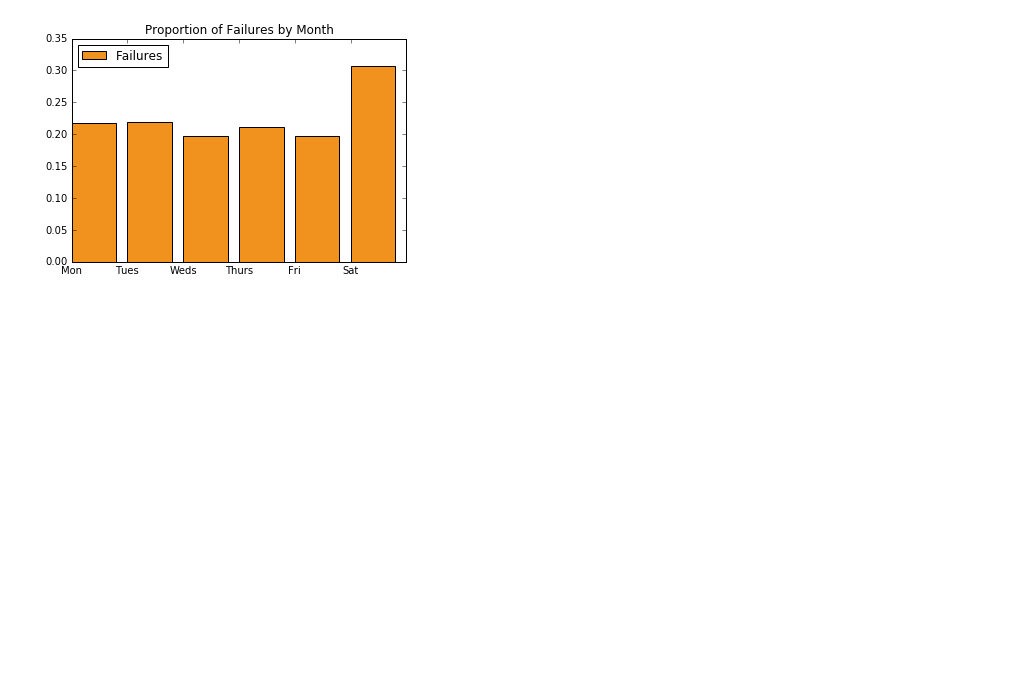
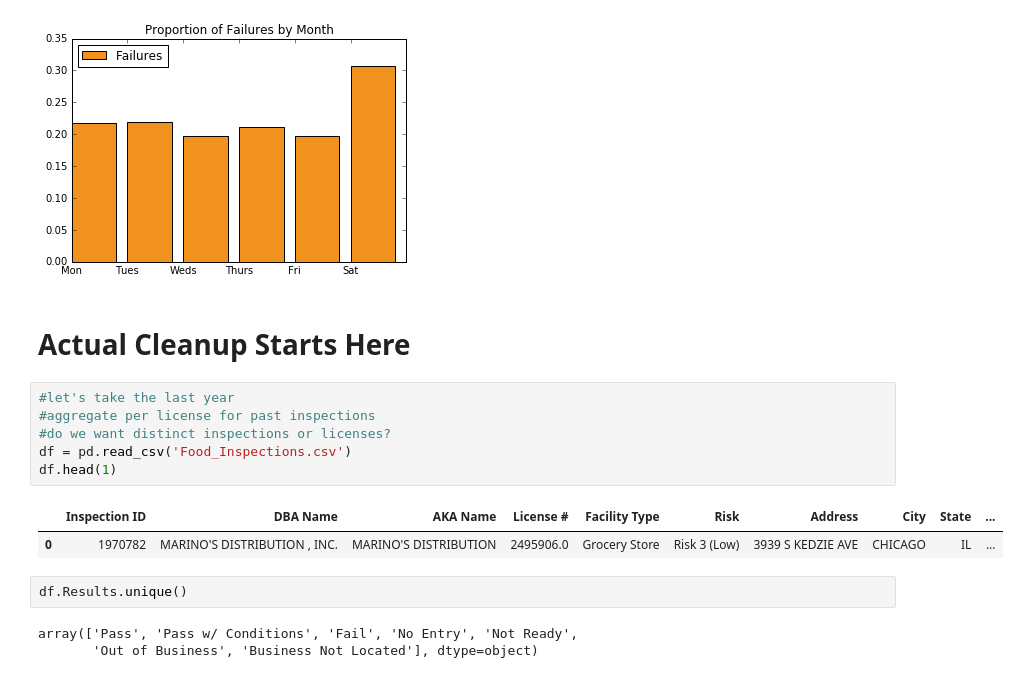
Before and after one commit to angelok1/cs109project, a Jupyter notebook: Food_Inspections.ipynb, the cells around one changed output. Cells and saved outputs as stored; diff of their text form; blank space fills up the shorter version.

Commit message:
Cleaned food inspections

```diff
--- a/Food_Inspections.ipynb
+++ b/Food_Inspections.ipynb
@@ -436,3 +436,19 @@ plt.title("Proportion of Failures by Month")
 # %% [output]
 <matplotlib.text.Text at 0x...>
 [figure]
+# %% [markdown]
+# Actual Cleanup Starts Here
+# %%
+#let's take the last year
+#aggregate per license for past inspections
+#do we want distinct inspections or licenses?
+df = pd.read_csv('Food_Inspections.csv')
+df.head(1)
+# %% [output]
+|  | Inspection ID | DBA Name | AKA Name | License # | Facility Type | Risk | Address | City | State | ... |
+| 0 | 1970782 | MARINO'S DISTRIBUTION , INC. | MARINO'S DISTRIBUTION | 2495906.0 | Grocery Store | Risk 3 (Low) | 3939 S KEDZIE AVE | CHICAGO | IL | ... |
+# %%
+df.Results.unique()
+# %% [output]
+array(['Pass', 'Pass w/ Conditions', 'Fail', 'No Entry', 'Not Ready',
+       'Out of Business', 'Business Not Located'], dtype=object)
```
Also changed, not shown: parts of 25 cells of this notebook, 1 other file.
